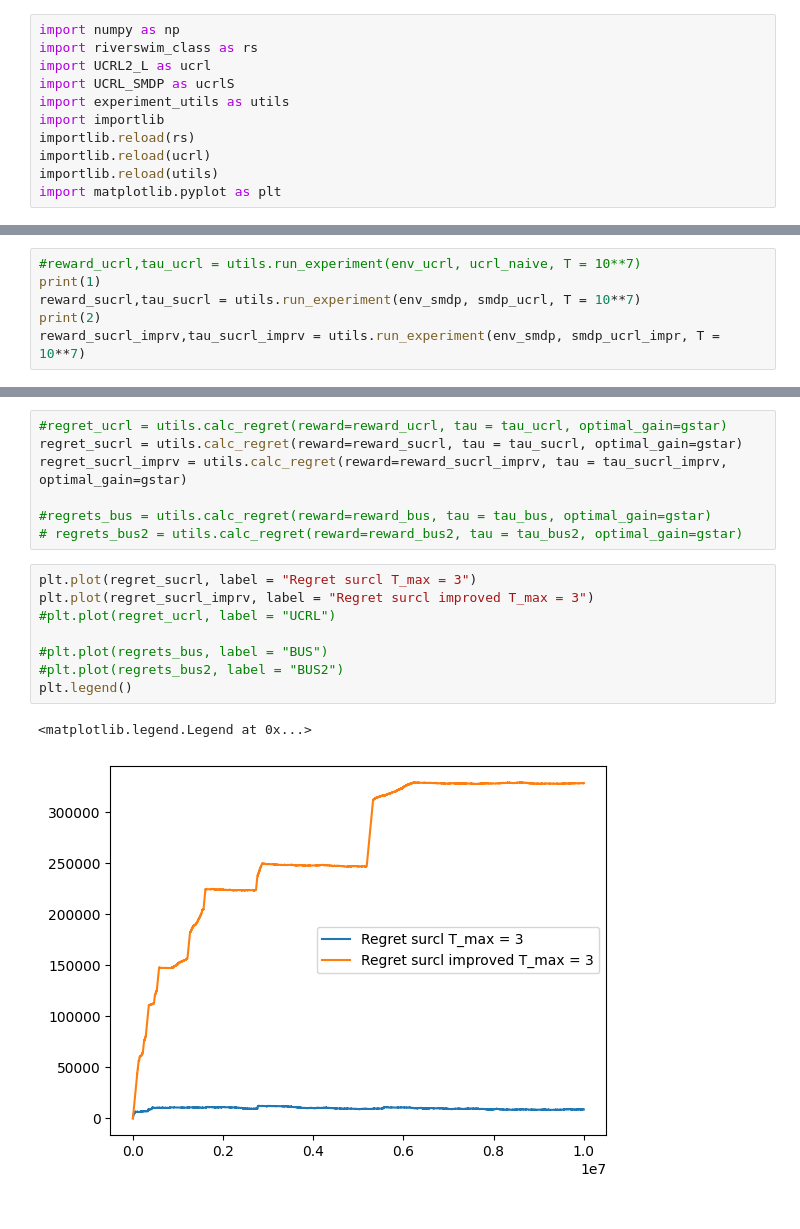
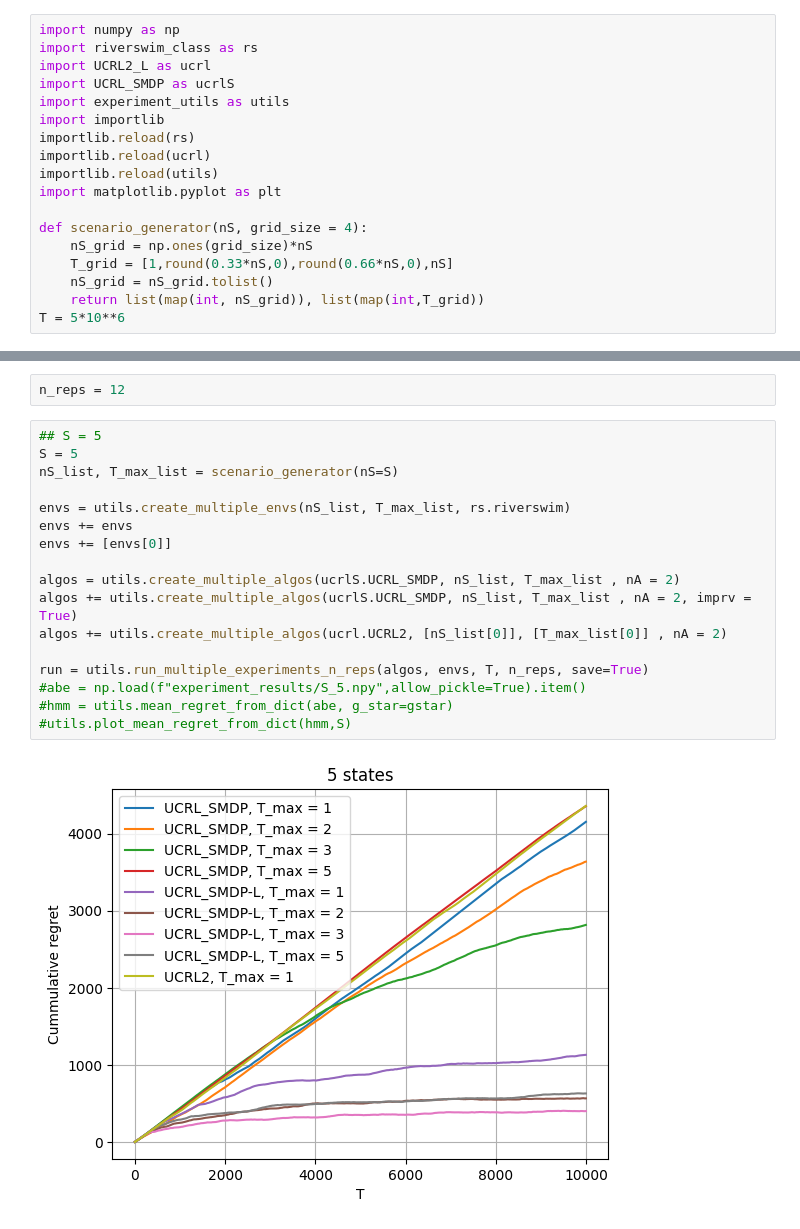
Before and after one commit to Asbjoern00/Bachelor_code, a Jupyter notebook: experiments_riwerswim.ipynb, the cells around one changed output, grey strips where cells are left out. Saved outputs shown, nothing was run; the diff lists cells and outputs as text.

Commit message:
utils for running experiments

```diff
--- a/experiments_riwerswim.ipynb
+++ b/experiments_riwerswim.ipynb
@@ -9,3 +9,10 @@ importlib.reload(rs)
 importlib.reload(ucrl)
 importlib.reload(utils)
 import matplotlib.pyplot as plt
+
+def scenario_generator(nS, grid_size = 4):
+    nS_grid = np.ones(grid_size)*nS
+    T_grid = [1,round(0.33*nS,0),round(0.66*nS,0),nS]
+    nS_grid = nS_grid.tolist()
+    return list(map(int, nS_grid)), list(map(int,T_grid))
+T = 5*10**6
@@ -40,6 +18,0 @@ array([[1., 0., 0.],
-# %%
-#reward_ucrl,tau_ucrl = utils.run_experiment(env_ucrl, ucrl_naive, T = 10**7)
-print(1)
-reward_sucrl,tau_sucrl = utils.run_experiment(env_smdp, smdp_ucrl, T = 10**7)
-print(2)
-reward_sucrl_imprv,tau_sucrl_imprv = utils.run_experiment(env_smdp, smdp_ucrl_impr, T = 10**7)
@@ -52,18 +19,21 @@ reward_sucrl_imprv,tau_sucrl_imprv = utils.run_experiment(env_smdp, smdp_ucrl_im
-# %%
-#regret_ucrl = utils.calc_regret(reward=reward_ucrl, tau = tau_ucrl, optimal_gain=gstar)
-regret_sucrl = utils.calc_regret(reward=reward_sucrl, tau = tau_sucrl, optimal_gain=gstar)
-regret_sucrl_imprv = utils.calc_regret(reward=reward_sucrl_imprv, tau = tau_sucrl_imprv, optimal_gain=gstar)
-
-#regrets_bus = utils.calc_regret(reward=reward_bus, tau = tau_bus, optimal_gain=gstar)
-# regrets_bus2 = utils.calc_regret(reward=reward_bus2, tau = tau_bus2, optimal_gain=gstar)
-# %%
-plt.plot(regret_sucrl, label = "Regret surcl T_max = 3")
-plt.plot(regret_sucrl_imprv, label = "Regret surcl improved T_max = 3")
-#plt.plot(regret_ucrl, label = "UCRL")
-
-#plt.plot(regrets_bus, label = "BUS")
-#plt.plot(regrets_bus2, label = "BUS2")
-plt.legend()
-# %% [output]
-<matplotlib.legend.Legend at 0x...>
-[figure, removed]
+# %%
+n_reps = 12
+# %%
+## S = 5
+S = 5
+nS_list, T_max_list = scenario_generator(nS=S)
+
+envs = utils.create_multiple_envs(nS_list, T_max_list, rs.riverswim)
+envs += envs
+envs += [envs[0]]
+
+algos = utils.create_multiple_algos(ucrlS.UCRL_SMDP, nS_list, T_max_list , nA = 2)
+algos += utils.create_multiple_algos(ucrlS.UCRL_SMDP, nS_list, T_max_list , nA = 2, imprv = True)
+algos += utils.create_multiple_algos(ucrl.UCRL2, [nS_list[0]], [T_max_list[0]] , nA = 2)
+
+run = utils.run_multiple_experiments_n_reps(algos, envs, T, n_reps, save=True)
+#abe = np.load(f"experiment_results/S_5.npy",allow_pickle=True).item()
+#hmm = utils.mean_regret_from_dict(abe, g_star=gstar)
+#utils.plot_mean_regret_from_dict(hmm,S)
+# %% [output]
+[figure, added]
```
Also changed, not shown: parts of 5 cells of this notebook, 3 other files.
